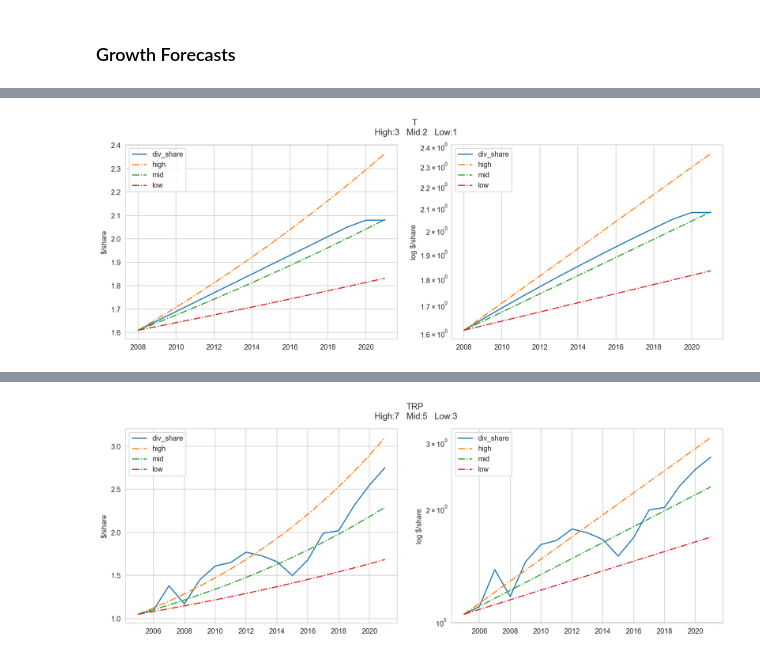
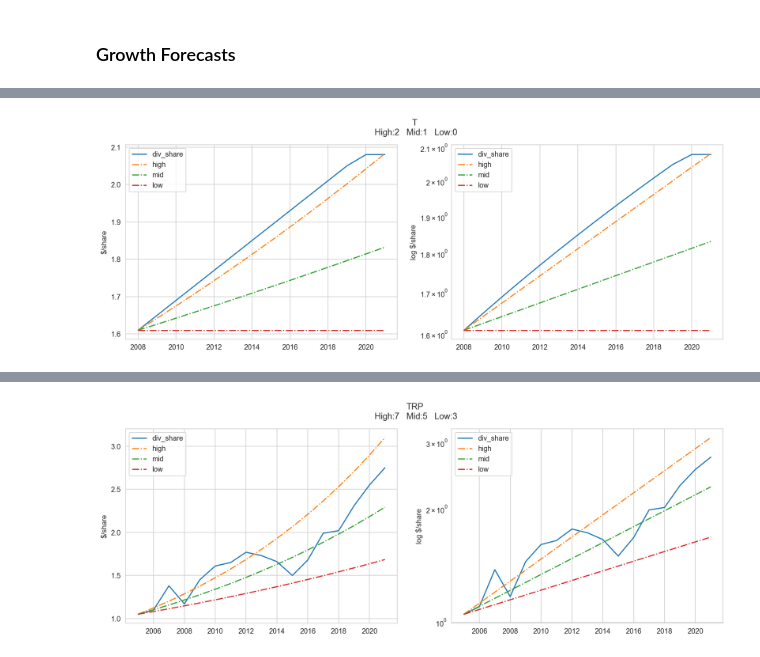
Before and after one commit to nomalet/investing, a Jupyter notebook: notebooks/2 Forecasts for Dividends.ipynb, the cells around one changed output, grey strips where cells are left out. Drawn from its saved outputs; the diff is of its cells as text; code cells hidden in the pictures.

```diff
--- a/notebooks/2 Forecasts for Dividends.ipynb
+++ b/notebooks/2 Forecasts for Dividends.ipynb
@@ -206,15 +210,15 @@ sensitivity_plot(
 # %%
 sensitivity_plot(
     company_data,
     "T",
-    3,
     2,
     1,
+    0,
     "div",
     start_at=2008,
 )
 # %% [output]
-[figure, old version]
+[figure, new version]
 [interactive output not drawn]
 # %%
 sensitivity_plot(company_data, "TRP", 7, 5, 3, "div")
```
Also changed, not shown: parts of 8 cells of this notebook, 8 other files.
